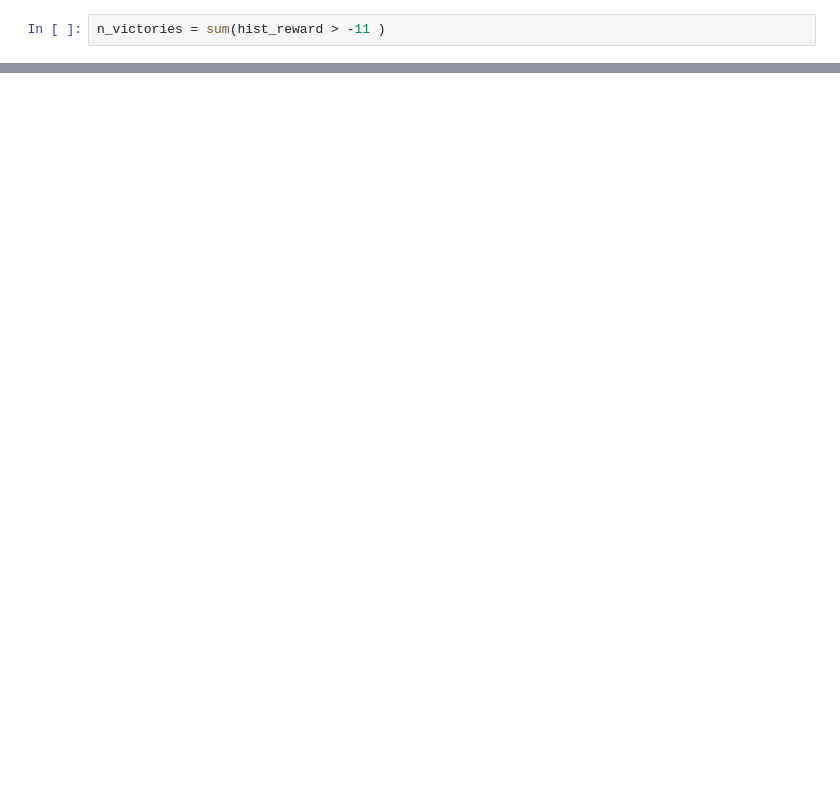
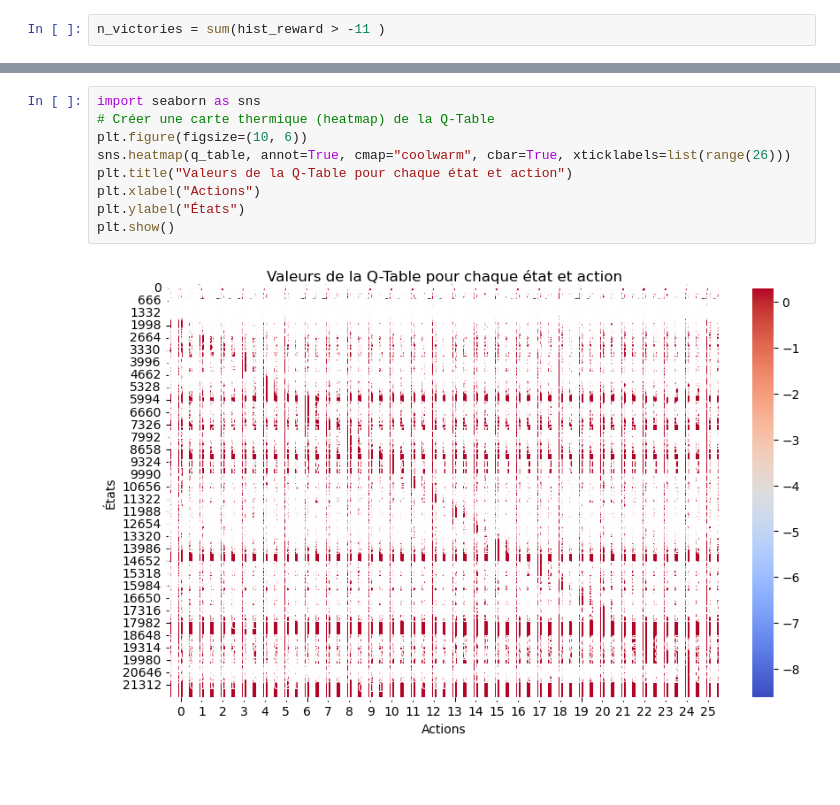
Before and after one commit to nastasiaF/Volcamps_2024_Workshop_RL, a Jupyter notebook: 4-Optimized-learning.ipynb, the cells around one changed output, grey strips where cells are left out. Saved outputs shown, nothing was run; the diff lists cells and outputs as text; blank space fills up the shorter version.

```diff
--- a/4-Optimized-learning.ipynb
+++ b/4-Optimized-learning.ipynb
@@ -168,2 +224,13 @@ Intervalle de confiance à 95% : [0.3810, 0.3895]
+# %%
+import seaborn as sns
+# Créer une carte thermique (heatmap) de la Q-Table
+plt.figure(figsize=(10, 6))
+sns.heatmap(q_table, annot=True, cmap="coolwarm", cbar=True, xticklabels=list(range(26)))
+plt.title("Valeurs de la Q-Table pour chaque état et action")
+plt.xlabel("Actions")
+plt.ylabel("États")
+plt.show()
+# %% [output]
+[figure, added]
 # %% [markdown]
 
```
Also changed, not shown: parts of 8 cells of this notebook, 3 other files.
